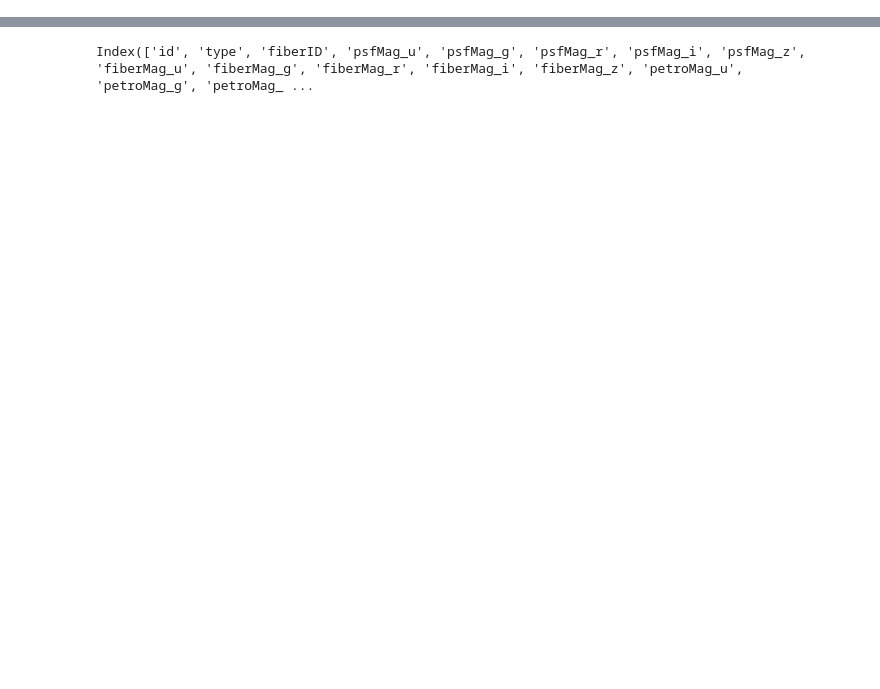
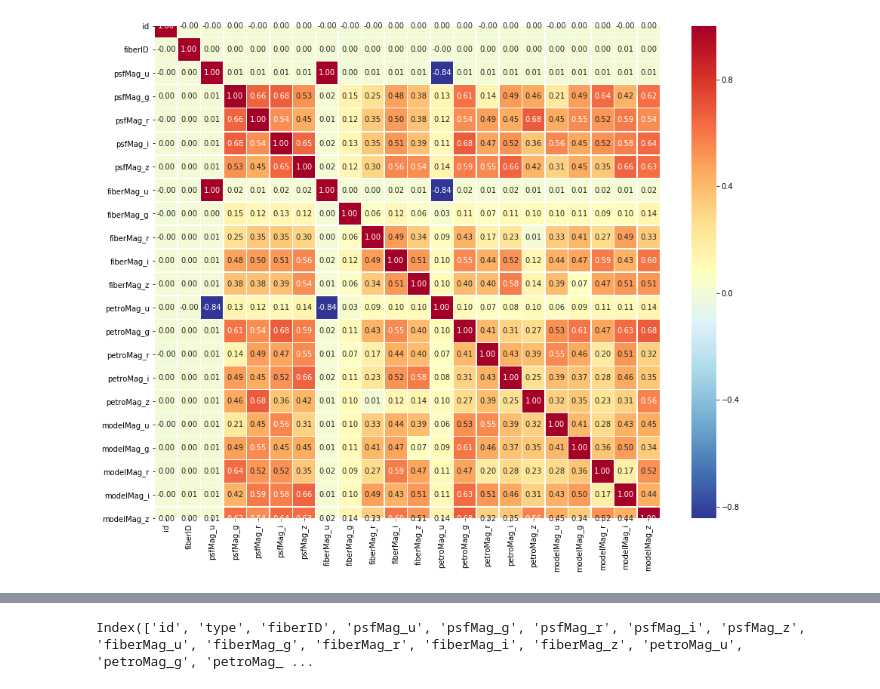
Before and after one commit to idjoopal/MLFW_study, a Jupyter notebook: Dacon/classification_universe.ipynb, the cells around one changed output, grey strips where cells are left out. Saved outputs shown, nothing was run; the diff lists cells and outputs as text; code cells hidden in the pictures; blank space fills up the shorter version.

```diff
--- a/Dacon/classification_universe.ipynb
+++ b/Dacon/classification_universe.ipynb
@@ -32,27 +33,0 @@ train_NoutL = train_set[(np.abs(stats.zscore(train_set)) < 3).all(axis=1)]
-# %%
-corr = train_NoutL.corr(method='pearson')
-
-f = plt.figure(figsize=(20, 16))
-plt.matshow(corr, fignum=f.number)
-plt.xticks(range(train_NoutL.shape[1]), train_NoutL.columns, fontsize=10, rotation=90)
-plt.yticks(range(train_NoutL.shape[1]), train_NoutL.columns, fontsize=10)
-
-cb = plt.colorbar()
-cb.ax.tick_params(labelsize=14)
-
-#plt.title('Correlation Matrix', fontsize=16);
-# %%
-import seaborn as sns
-
-
-corr = train_NoutL.drop(['id'],axis=1).corr(method='pearson')
-# sns.heatmap(data = corr, annot=True, fmt = '.2f', linewidths=.5, cmap='Blues')
-plt.figure(figsize=(21,5))
-sns.clustermap(corr,
-               annot = True,      # 실제 값 화면에 나타내기
-               fmt = '.2f',
-               linewidths=.5,
-               cmap = 'RdYlBu_r',  # Red, Yellow, Blue 색상으로 표시
-               vmin = -1, vmax = 1, #컬러차트 -1 ~ 1 범위로 표시
-              )
-plt.show()
@@ -74 +64,8 @@ train_outL_t = pd.merge(train_outL, train[['id','type']], how='left', on='id')
+# %%
+# FUNCTION : pearson 상관관계 분석을 위한 heatmap 그리기
+def draw_corr_heatmap(df):
+    plt.figure(figsize=(15,12))
+    corr = df.corr(method='pearson')
+    sns.heatmap(data = corr, annot=True, fmt = '.2f', linewidths=.5, cmap='RdYlBu_r')
+    plt.show()
 # %%
@@ -95,0 +145,5 @@ plt.show()
+# %%
+# 변수 별 상관관계 확인하기
+draw_corr_heatmap(train)
+# %% [output]
+[figure, added]
```
Also changed, not shown: parts of 43 cells of this notebook.
